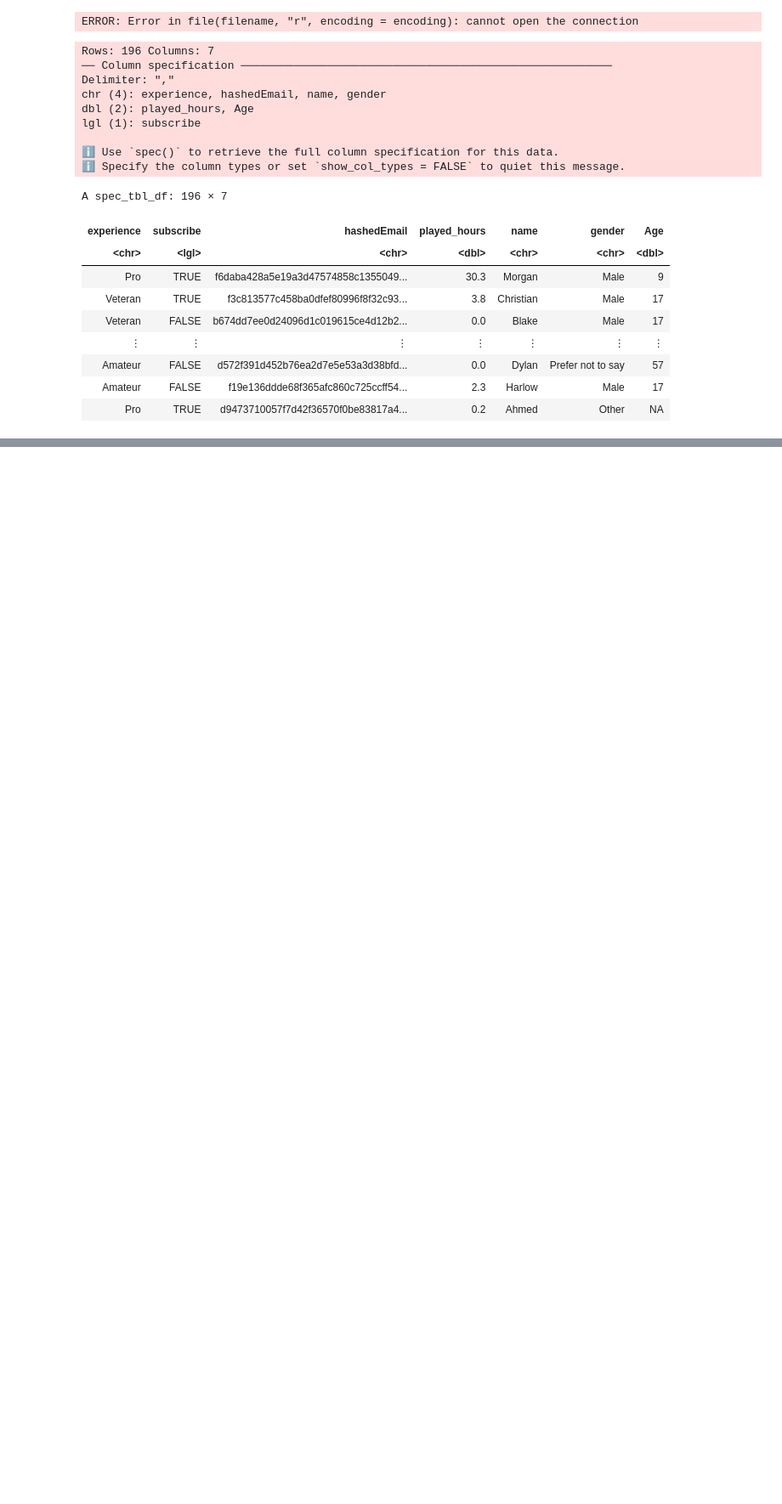
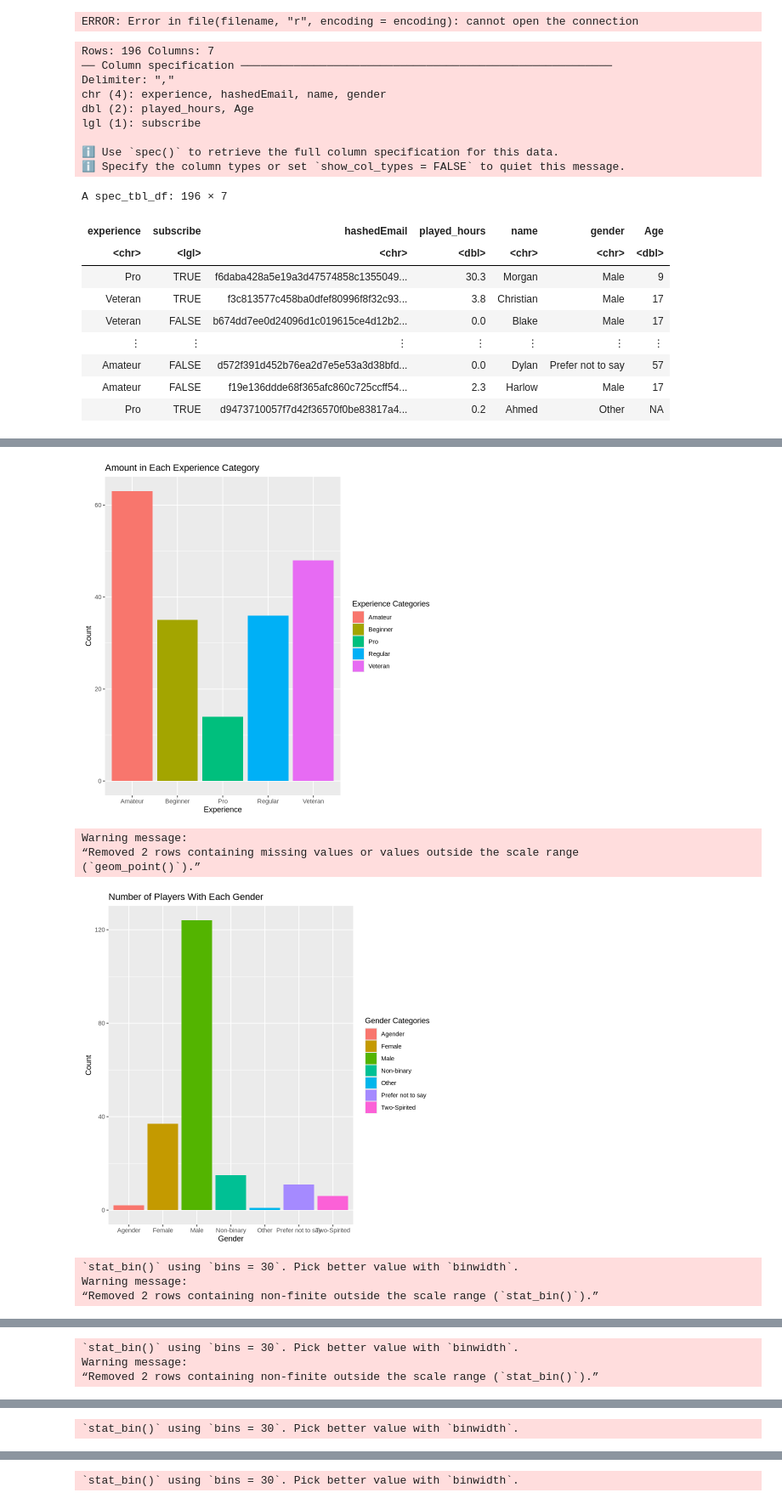
Before and after one commit to maxlbchung/dsci-100-project, a Jupyter notebook: Project/individual project.ipynb, the cells around one changed output, grey strips where cells are left out. Shown at 85% size. Cells and saved outputs as stored; diff of their text form; code cells hidden in the pictures; blank space fills up the shorter version.

```diff
--- a/Project/individual project.ipynb
+++ b/Project/individual project.ipynb
@@ -25,7 +29,7 @@ Warning message in file(filename, "r", encoding = encoding):
 “cannot open file 'cleanup.R': No such file or directory”
 ERROR: Error in file(filename, "r", encoding = encoding): cannot open the connection
 # %%
-player_data <- read_csv("data/players.csv")
+player_data <- read_csv("https://raw.githubusercontent.com/maxlbchung/dsci-100-project/refs/heads/main/Project/data/players.csv")
 player_data
 # %% [output]
 Rows: 196 Columns: 7
@@ -82,0 +136,63 @@ Can played hours and age predict whether or not a male player will subscribe to
+# %%
+experience_bar <- player_data |>
+    select(experience) |>
+    ggplot(aes(x = experience, fill = experience)) +
+    geom_bar() +
+    labs(x = "Experience", y = "Count", fill = "Experience Categories", title = "Amount in Each Experience Category")
+
+gender_bar <- player_data |>
+    select(gender) |>
+    ggplot(aes(x = gender, fill = gender)) +
+    geom_bar() +
+    labs(x = "Gender", y = "Count", fill = "Gender Categories", title = "Number of Players With Each Gender")
+
+age_time_plot <- player_data |>
+    select(Age, played_hours) |>
+    ggplot(aes(x = Age, y = played_hours)) +
+    geom_point() +
+    labs(x = "Age", y = "Time Played (Hours)", title = "Players Age v Playtime (Hours)")
+
+age_dist_plot <- player_data |>
+    select(Age) |>
+    ggplot(aes(x = Age)) +
+    geom_histogram() +
+    labs(x = "Age", y = "Amount Subscribed", title = "Player Age Distribution")
+
+sub_age_plot <- player_data |>
+    select(Age, subscribe) |>
+    ggplot(aes(x = Age, fill = subscribe)) +
+    geom_histogram() +
+    facet_wrap(~ subscribe, ncol = 2) +
+    labs(x = "Age", y = "Count", fill = "Subscribed?", title = "Not Subscribed and Subscribed Player Age Distribution")
+
+
+time_plot <- player_data |>
+    filter(subscribe == TRUE) |>
+    select(played_hours) |>
+    ggplot(aes(x = played_hours)) +
+    geom_histogram() +
+    labs(x = "Playtime (Hours)", y = "Count", title = "Playtime Distribution")
+
+sub_time_plot <- player_data |>
+    select(played_hours, subscribe) |>
+    ggplot(aes(x = played_hours, fill = subscribe)) +
+    geom_histogram() +
+    facet_wrap(~ subscribe, ncol = 2) +
+    labs(x = "Playtime (Hours)", y = "Count", fill = "Subscribed?", title = "Not Subscribed and Subscribed Playtime Distribution")
+
+experience_bar
+gender_bar
+age_time_plot
+age_dist_plot
+sub_age_plot
+time_plot
+sub_time_plot
+# %% [output]
+[figure, added]
+Warning message:
+“Removed 2 rows containing missing values or values outside the scale range
+(`geom_point()`).”
+[figure, added]
+`stat_bin()` using `bins = 30`. Pick better value with `binwidth`.
+Warning message:
+“Removed 2 rows containing non-finite outside the scale range (`stat_bin()`).”
@@ -82,0 +200,3 @@ Can played hours and age predict whether or not a male player will subscribe to
+`stat_bin()` using `bins = 30`. Pick better value with `binwidth`.
+Warning message:
+“Removed 2 rows containing non-finite outside the scale range (`stat_bin()`).”
@@ -82,0 +204 @@ Can played hours and age predict whether or not a male player will subscribe to
+`stat_bin()` using `bins = 30`. Pick better value with `binwidth`.
@@ -82,0 +206 @@ Can played hours and age predict whether or not a male player will subscribe to
+`stat_bin()` using `bins = 30`. Pick better value with `binwidth`.
```
Also changed, not shown: parts of 16 cells of this notebook.
